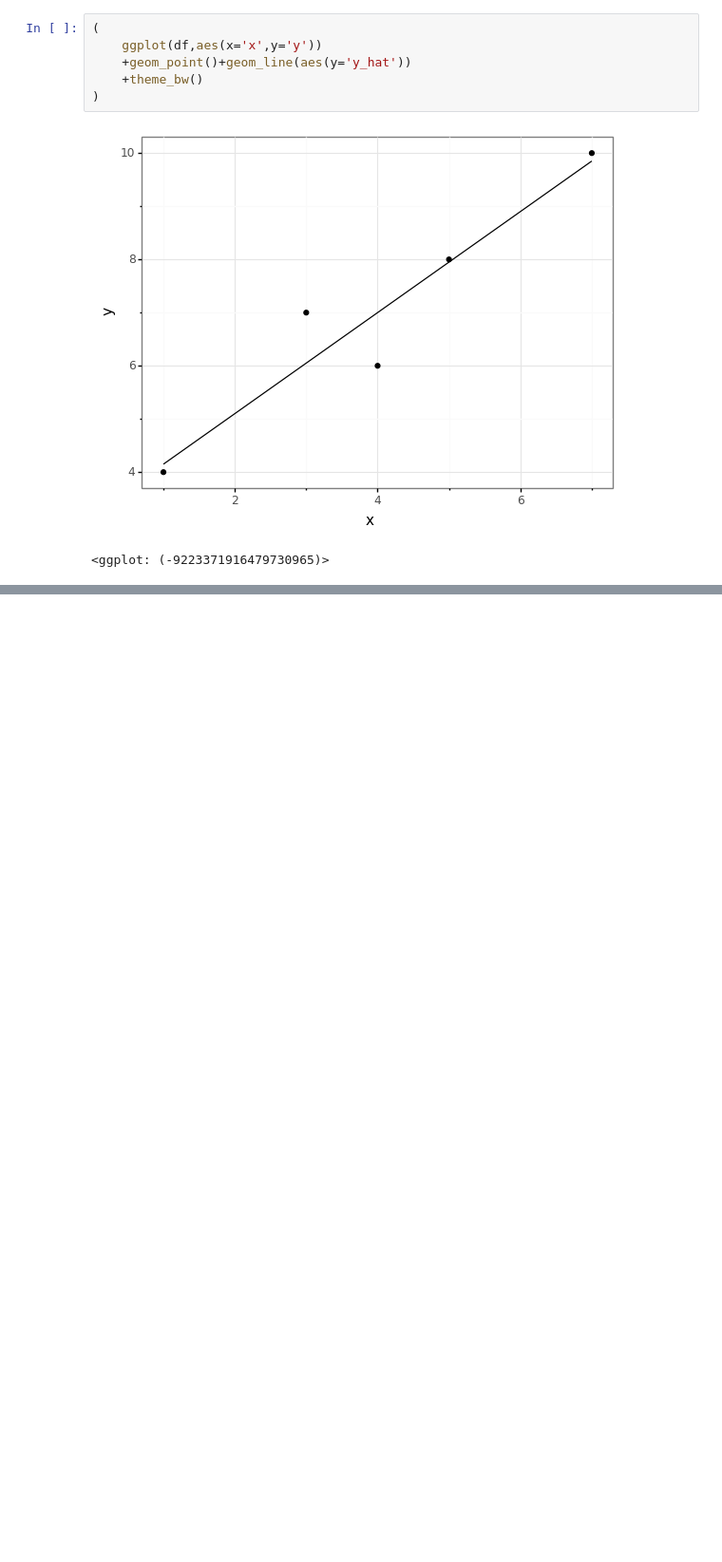
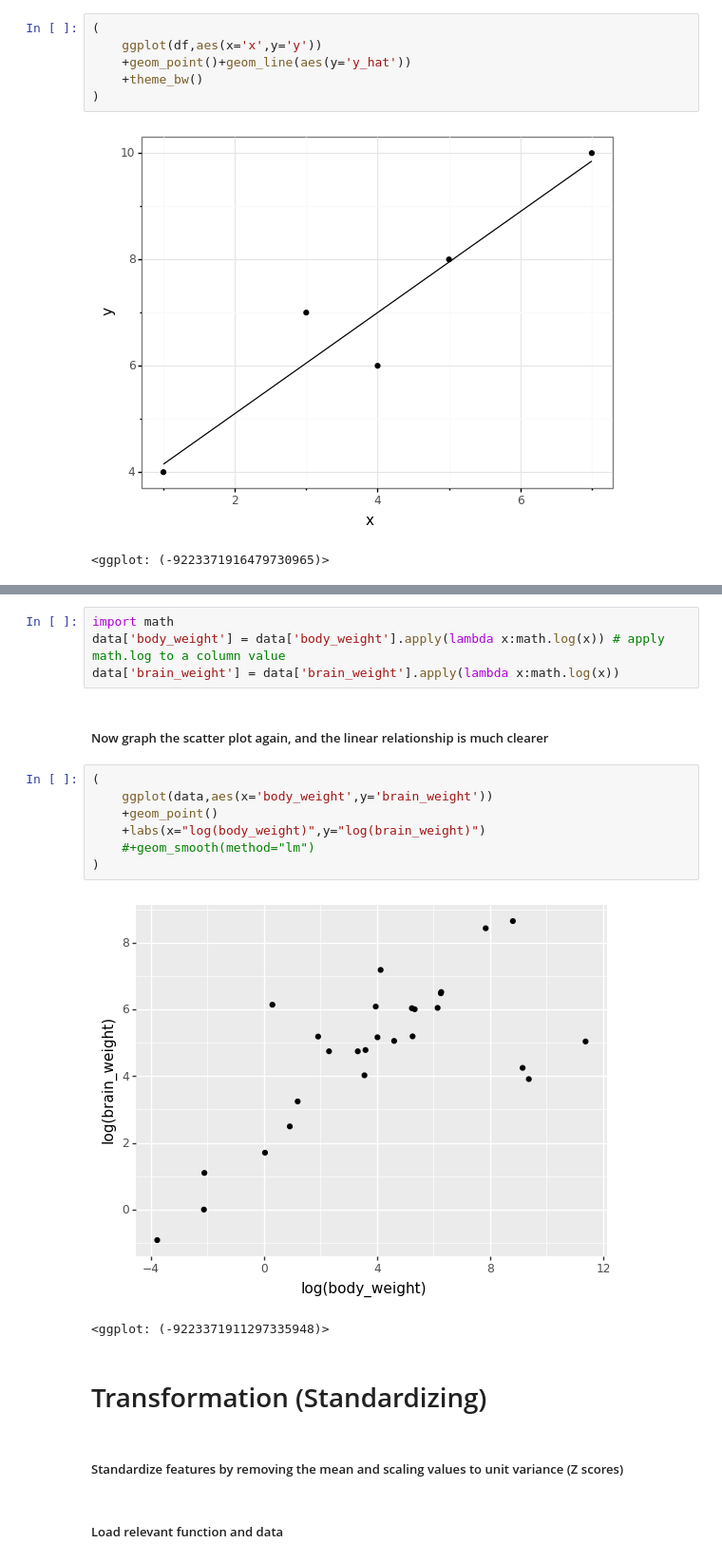
Before and after one commit to h3amza/CPSC392, a Jupyter notebook: Lectures/Miscellaneous.ipynb, the cells around one changed output, grey strips where cells are left out. Shown: that part at 95% size. Cells and saved outputs as stored; diff of their text form; blank space fills up the shorter version.

```diff
--- a/Lectures/Miscellaneous.ipynb
+++ b/Lectures/Miscellaneous.ipynb
@@ -32,0 +104,22 @@ df
+# %%
+import math
+data['body_weight'] = data['body_weight'].apply(lambda x:math.log(x)) # apply math.log to a column value
+data['brain_weight'] = data['brain_weight'].apply(lambda x:math.log(x))
+# %% [markdown]
+##### Now graph the scatter plot again, and the linear relationship is much clearer
+# %%
+(
+    ggplot(data,aes(x='body_weight',y='brain_weight'))
+    +geom_point()
+    +labs(x="log(body_weight)",y="log(brain_weight)")
+    #+geom_smooth(method="lm")
+)
+# %% [output]
+[figure, added]
+<ggplot: (-9223371911297335948)>
+# %% [markdown]
+# Transformation (Standardizing)
+# %% [markdown]
+##### Standardize features by removing the mean and scaling values to unit variance (Z scores)
+# %% [markdown]
+##### Load relevant function and data
```
Also changed, not shown: parts of 28 cells of this notebook, 4 other files.
